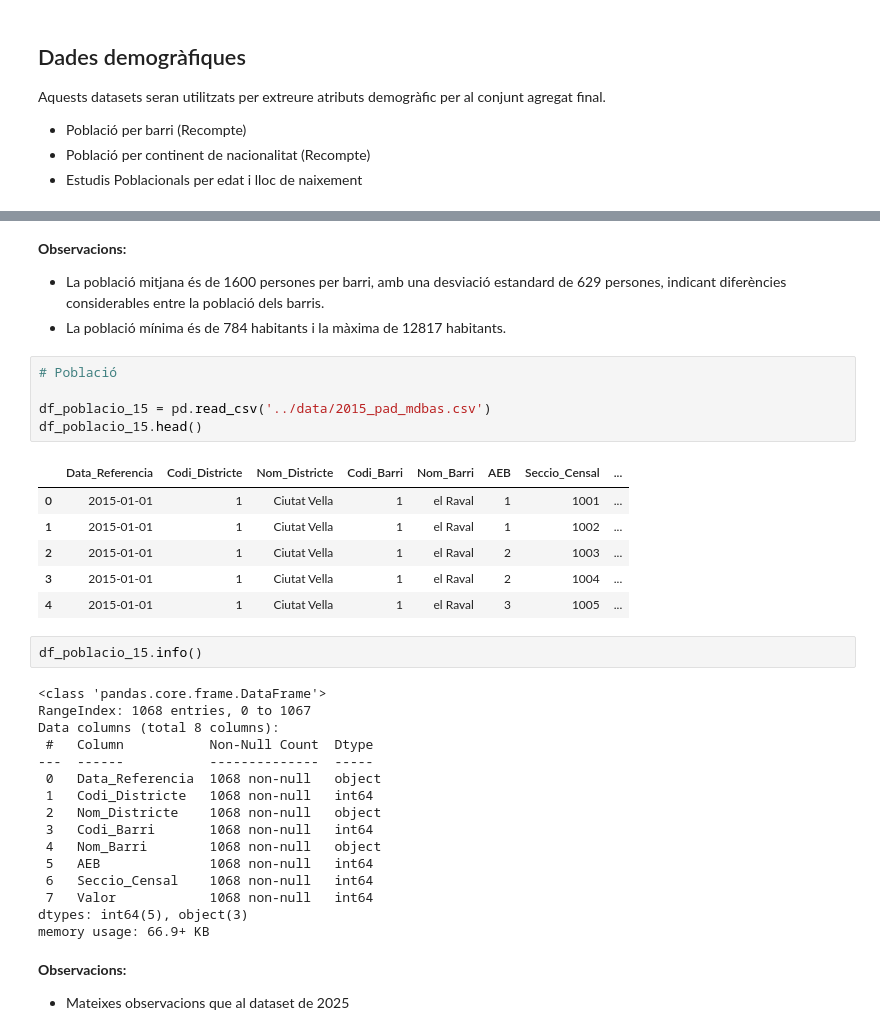
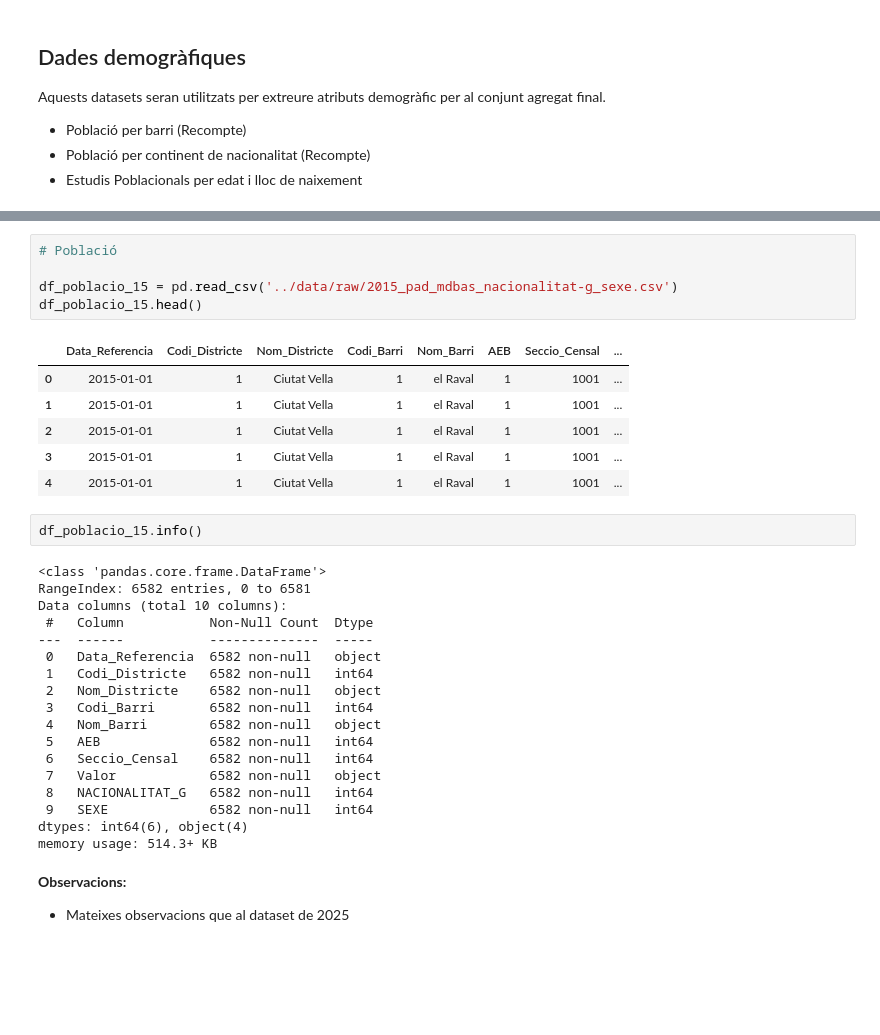
Before and after one commit to joseprau/tfm_gentrificacio_bcn, a Jupyter notebook: notebooks/data_ingestion.ipynb, the cells around one changed output, grey strips where cells are left out. Cells and saved outputs as stored; diff of their text form; blank space fills up the shorter version.

```diff
--- a/notebooks/data_ingestion.ipynb
+++ b/notebooks/data_ingestion.ipynb
@@ -87,37 +173,35 @@ df_poblacio_25.describe()
-# %% [markdown]
-**Observacions:**
-- La població mitjana és de 1600 persones per barri, amb una desviació estandard de 629 persones, indicant diferències considerables entre la població dels barris.
-- La població mínima és de 784 habitants i la màxima de 12817 habitants.
 # %%
 # Població
 
-df_poblacio_15 = pd.read_csv('../data/2015_pad_mdbas.csv')
+df_poblacio_15 = pd.read_csv('../data/raw/2015_pad_mdbas_nacionalitat-g_sexe.csv')
 df_poblacio_15.head()
 # %% [output]
 |  | Data_Referencia | Codi_Districte | Nom_Districte | Codi_Barri | Nom_Barri | AEB | Seccio_Censal | ... |
 | 0 | 2015-01-01 | 1 | Ciutat Vella | 1 | el Raval | 1 | 1001 | ... |
-| 1 | 2015-01-01 | 1 | Ciutat Vella | 1 | el Raval | 1 | 1002 | ... |
-| 2 | 2015-01-01 | 1 | Ciutat Vella | 1 | el Raval | 2 | 1003 | ... |
-| 3 | 2015-01-01 | 1 | Ciutat Vella | 1 | el Raval | 2 | 1004 | ... |
-| 4 | 2015-01-01 | 1 | Ciutat Vella | 1 | el Raval | 3 | 1005 | ... |
+| 1 | 2015-01-01 | 1 | Ciutat Vella | 1 | el Raval | 1 | 1001 | ... |
+| 2 | 2015-01-01 | 1 | Ciutat Vella | 1 | el Raval | 1 | 1001 | ... |
+| 3 | 2015-01-01 | 1 | Ciutat Vella | 1 | el Raval | 1 | 1001 | ... |
+| 4 | 2015-01-01 | 1 | Ciutat Vella | 1 | el Raval | 1 | 1001 | ... |
 # %%
 df_poblacio_15.info()
 # %% [output]
 <class 'pandas.core.frame.DataFrame'>
-RangeIndex: 1068 entries, 0 to 1067
-Data columns (total 8 columns):
+RangeIndex: 6582 entries, 0 to 6581
+Data columns (total 10 columns):
  #   Column           Non-Null Count  Dtype
 ---  ------           --------------  -----
- 0   Data_Referencia  1068 non-null   object
- 1   Codi_Districte   1068 non-null   int64
- 2   Nom_Districte    1068 non-null   object
- 3   Codi_Barri       1068 non-null   int64
- 4   Nom_Barri        1068 non-null   object
- 5   AEB              1068 non-null   int64
- 6   Seccio_Censal    1068 non-null   int64
- 7   Valor            1068 non-null   int64
-dtypes: int64(5), object(3)
-memory usage: 66.9+ KB
+ 0   Data_Referencia  6582 non-null   object
+ 1   Codi_Districte   6582 non-null   int64
+ 2   Nom_Districte    6582 non-null   object
+ 3   Codi_Barri       6582 non-null   int64
+ 4   Nom_Barri        6582 non-null   object
+ 5   AEB              6582 non-null   int64
+ 6   Seccio_Censal    6582 non-null   int64
+ 7   Valor            6582 non-null   object
+ 8   NACIONALITAT_G   6582 non-null   int64
+ 9   SEXE             6582 non-null   int64
+dtypes: int64(6), object(4)
+memory usage: 514.3+ KB
 # %% [markdown]
 **Observacions:**
 - Mateixes observacions que al dataset de 2025
```
Also changed, not shown: parts of 66 cells of this notebook, 2 other files.
